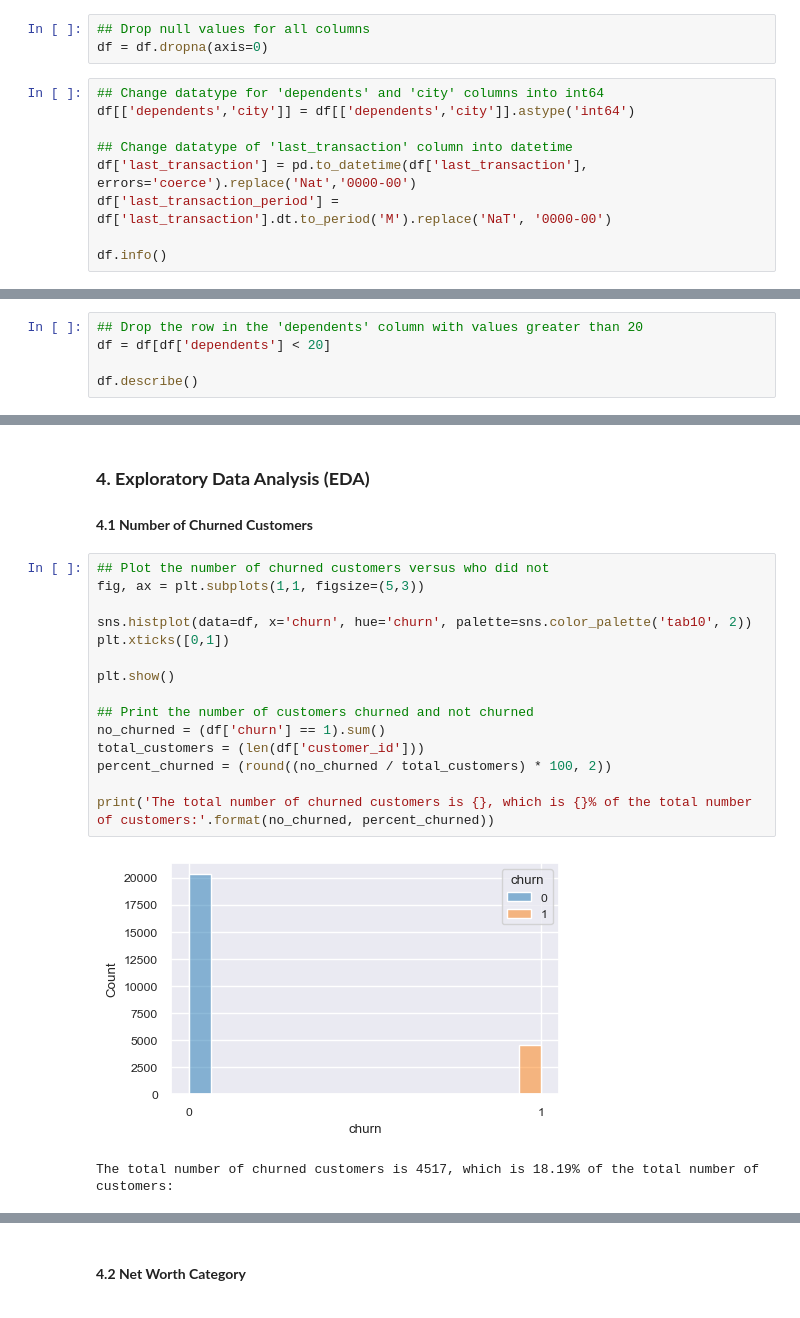
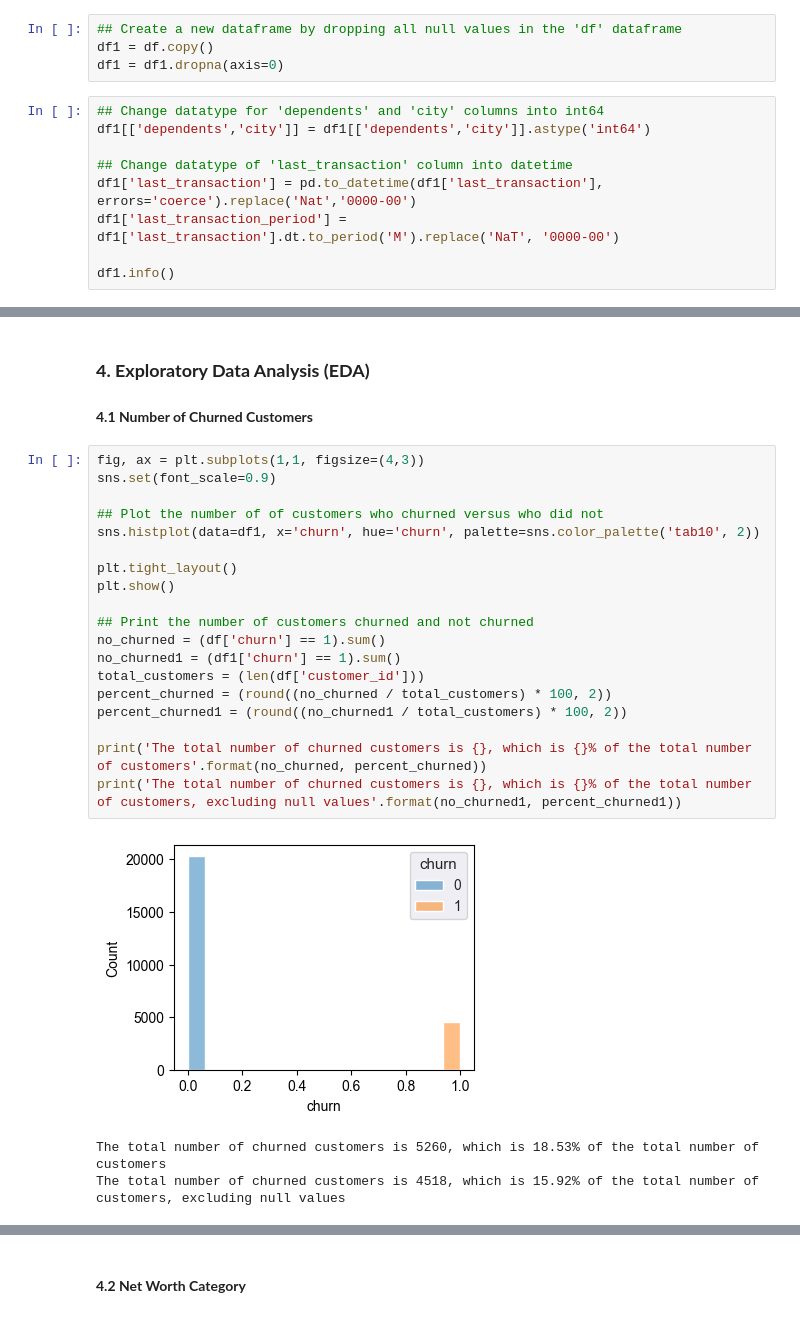
Before and after one commit to ryanlacsamana/Bank_Customer_Churn_Prediction, a Jupyter notebook: bank_customer_churn_prediction.ipynb, the cells around one changed output, grey strips where cells are left out. Drawn from its saved outputs; the diff is of its cells as text.

```diff
--- a/bank_customer_churn_prediction.ipynb
+++ b/bank_customer_churn_prediction.ipynb
@@ -141,17 +144,18 @@ Null Values for column last_transaction is 0.0%
 1. Change the datatype for the `last_transaction` column into `datetime`. The NaT values will be converted into 0000-00.
 2. Create a new column `last_transaction_period` containing YYYY-MM values from the `last_transaction` column and will be in `period` datatype.
 # %%
-## Drop null values for all columns
-df = df.dropna(axis=0)
+## Create a new dataframe by dropping all null values in the 'df' dataframe
+df1 = df.copy()
+df1 = df1.dropna(axis=0)
 # %%
 ## Change datatype for 'dependents' and 'city' columns into int64
-df[['dependents','city']] = df[['dependents','city']].astype('int64')
+df1[['dependents','city']] = df1[['dependents','city']].astype('int64')
 
 ## Change datatype of 'last_transaction' column into datetime
-df['last_transaction'] = pd.to_datetime(df['last_transaction'], errors='coerce').replace('Nat','0000-00')
-df['last_transaction_period'] = df['last_transaction'].dt.to_period('M').replace('NaT', '0000-00')
+df1['last_transaction'] = pd.to_datetime(df1['last_transaction'], errors='coerce').replace('Nat','0000-00')
+df1['last_transaction_period'] = df1['last_transaction'].dt.to_period('M').replace('NaT', '0000-00')
 
-df.info()
+df1.info()
 # %% [output]
 <class 'pandas.core.frame.DataFrame'>
 Index: 24832 entries, 0 to 28381
@@ -221,5 +208,0 @@ plt.show()
-# %%
-## Drop the row in the 'dependents' column with values greater than 20
-df = df[df['dependents'] < 20]
-
-df.describe()
@@ -238,20 +211,25 @@ df.describe()
 
 #### **4.1 Number of Churned Customers**
 # %%
-## Plot the number of churned customers versus who did not
-fig, ax = plt.subplots(1,1, figsize=(5,3))
+fig, ax = plt.subplots(1,1, figsize=(4,3))
+sns.set(font_scale=0.9)
 
-sns.histplot(data=df, x='churn', hue='churn', palette=sns.color_palette('tab10', 2))
-plt.xticks([0,1])
+## Plot the number of of customers who churned versus who did not
+sns.histplot(data=df1, x='churn', hue='churn', palette=sns.color_palette('tab10', 2))
 
+plt.tight_layout()
 plt.show()
 
 ## Print the number of customers churned and not churned
 no_churned = (df['churn'] == 1).sum()
+no_churned1 = (df1['churn'] == 1).sum()
 total_customers = (len(df['customer_id']))
 percent_churned = (round((no_churned / total_customers) * 100, 2))
+percent_churned1 = (round((no_churned1 / total_customers) * 100, 2))
 
-print('The total number of churned customers is {}, which is {}% of the total number of customers:'.format(no_churned, percent_churned))
+print('The total number of churned customers is {}, which is {}% of the total number of customers'.format(no_churned, percent_churned))
+print('The total number of churned customers is {}, which is {}% of the total number of customers, excluding null values'.format(no_churned1, percent_churned1))
 # %% [output]
-[figure, old version]
+[figure, new version]
-The total number of churned customers is 4517, which is 18.19% of the total number of customers:
+The total number of churned customers is 5260, which is 18.53% of the total number of customers
+The total number of churned customers is 4518, which is 15.92% of the total number of customers, excluding null values
```
Also changed, not shown: parts of 36 cells of this notebook.
